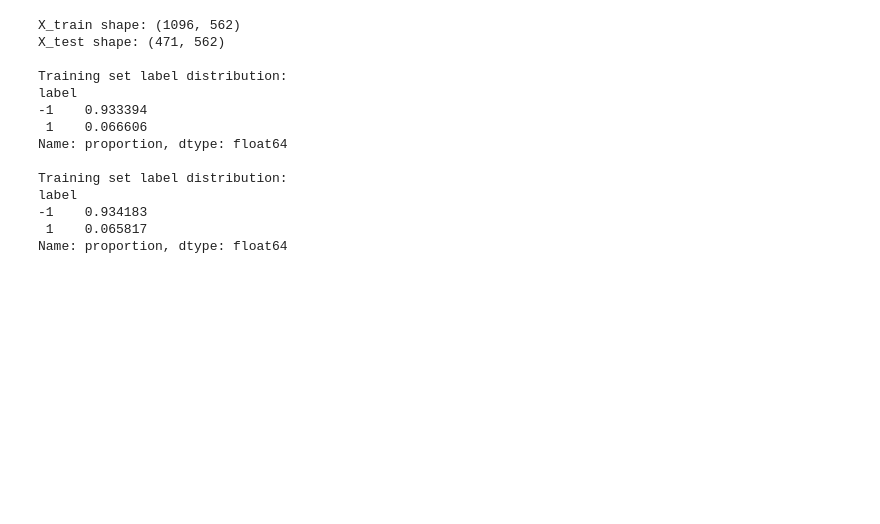
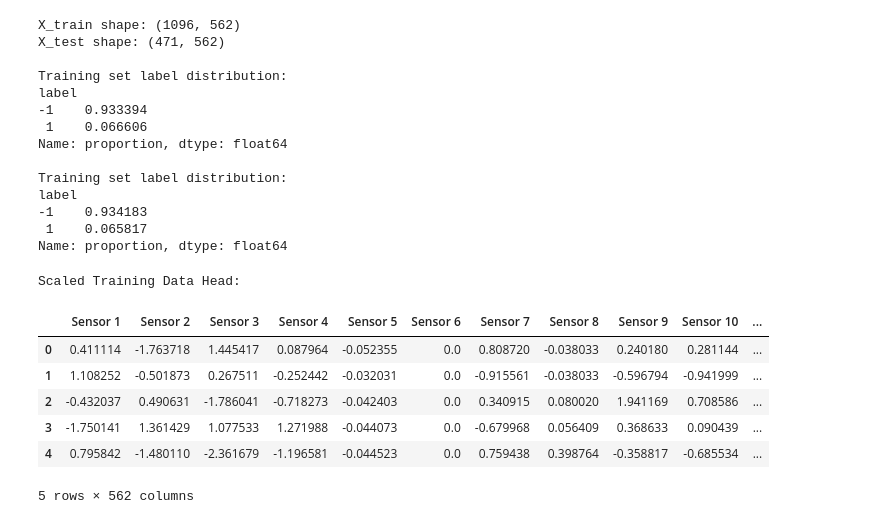
Before and after one commit to gokaymeydan/semiconductor-fault-detection, a Jupyter notebook: model.ipynb, the cells around one changed output. Drawn from its saved outputs; the diff is of its cells as text; code cells hidden in the pictures; blank space fills up the shorter version.

```diff
--- a/model.ipynb
+++ b/model.ipynb
@@ -63,6 +65,21 @@ Name: proportion, dtype: float64
 # %%
 # initialize StandardScaler
 scaler = StandardScaler()
 
 X_train_scaled = scaler.fit_transform(X_train)
 X_test_scaled = scaler.transform(X_test)
+
+X_train_scaled = pd.DataFrame(X_train_scaled, columns=X_train.columns)
+X_test_scaled = pd.DataFrame(X_test_scaled, columns=X_test.columns)
+
+print("\nScaled Training Data Head:")
+X_train_scaled.head()
+# %% [output]
+Scaled Training Data Head:
+|  | Sensor 1 | Sensor 2 | Sensor 3 | Sensor 4 | Sensor 5 | Sensor 6 | Sensor 7 | Sensor 8 | Sensor 9 | Sensor 10 | ... |
+| 0 | 0.411114 | -1.763718 | 1.445417 | 0.087964 | -0.052355 | 0.0 | 0.808720 | -0.038033 | 0.240180 | 0.281144 | ... |
+| 1 | 1.108252 | -0.501873 | 0.267511 | -0.252442 | -0.032031 | 0.0 | -0.915561 | -0.038033 | -0.596794 | -0.941999 | ... |
+| 2 | -0.432037 | 0.490631 | -1.786041 | -0.718273 | -0.042403 | 0.0 | 0.340915 | 0.080020 | 1.941169 | 0.708586 | ... |
+| 3 | -1.750141 | 1.361429 | 1.077533 | 1.271988 | -0.044073 | 0.0 | -0.679968 | 0.056409 | 0.368633 | 0.090439 | ... |
+| 4 | 0.795842 | -1.480110 | -2.361679 | -1.196581 | -0.044523 | 0.0 | 0.759438 | 0.398764 | -0.358817 | -0.685534 | ... |
+5 rows × 562 columns
```
Also changed, not shown: parts of 3 cells of this notebook.
